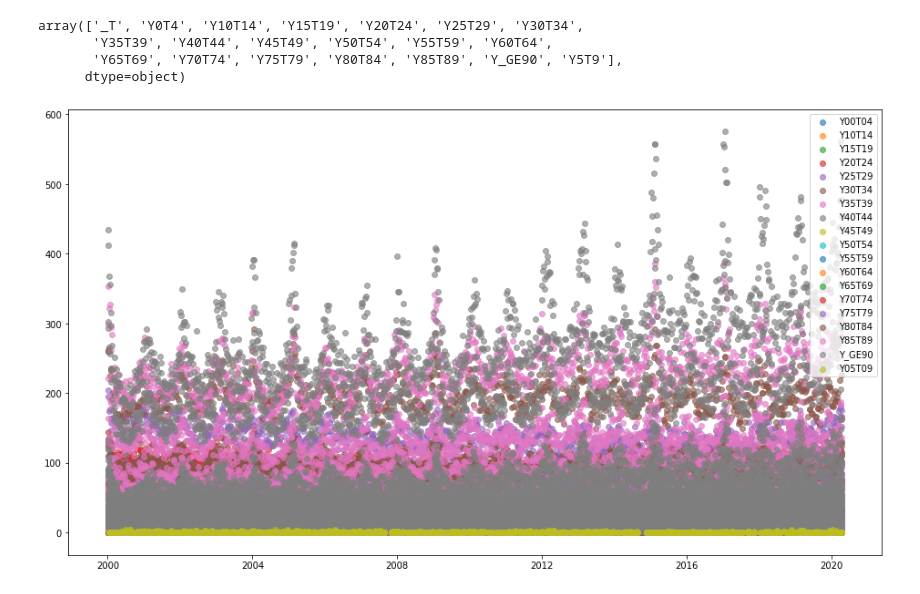
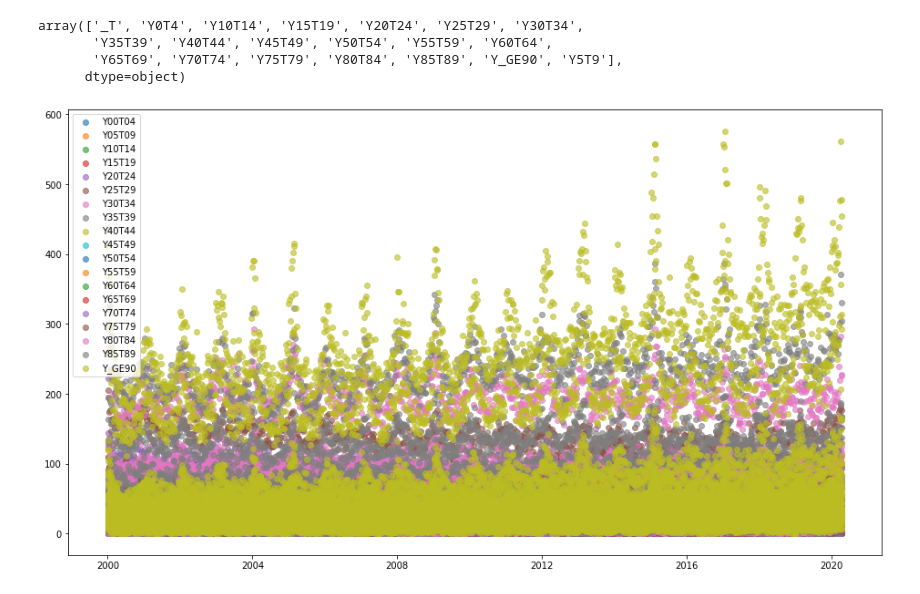
Before and after one commit to habi/TodesfaelleSchweiz, a Jupyter notebook: Todesfaelle.ipynb, the cells around one changed output. Drawn from its saved outputs; the diff is of its cells as text; code cells hidden in the pictures.

```diff
--- a/Todesfaelle.ipynb
+++ b/Todesfaelle.ipynb
@@ -41,11 +41,14 @@ data.replace('Y0T4','Y00T04', inplace=True)
 data.replace('Y5T9','Y05T09', inplace=True)
 # %%
 # Plot the data for each age
-for age in data['AGE'].unique():
-    plt.scatter(data[data.AGE==age]['ISOWEEK'], data[data.AGE==age]['Obs_value'], label=age, alpha=.618)
-plt.legend(loc='upper right')
+for age in sorted(data['AGE'].unique()):
+    plt.scatter(data[data.AGE==age]['ISOWEEK'],
+                data[data.AGE==age]['Obs_value'],
+                label=age,
+                alpha=.618)
+plt.legend(loc='upper left')
 plt.show()
 # %% [output]
-[figure, old version]
+[figure, new version]
 # %%
 # Plot the data for each age
```
Also changed, not shown: parts of 3 cells of this notebook.
